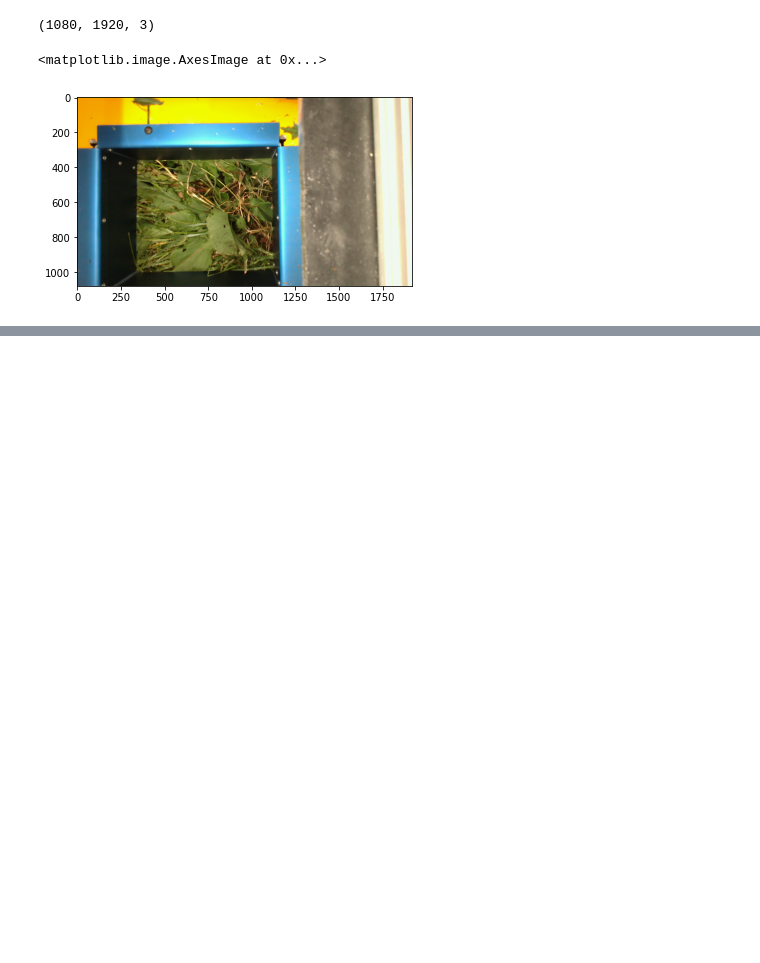
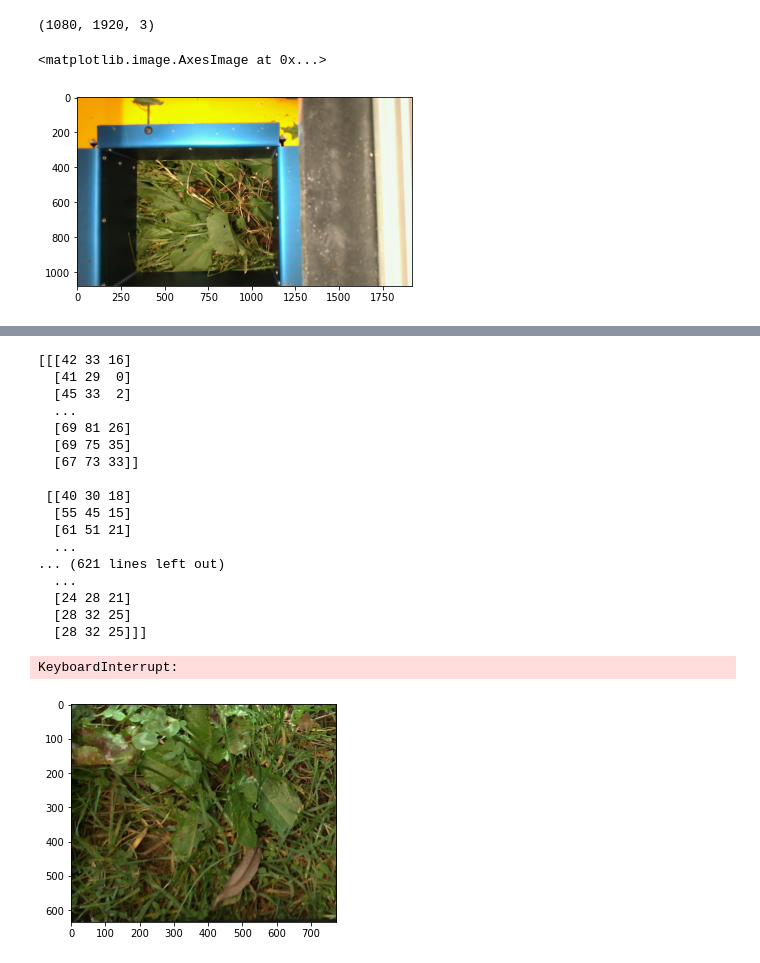
Before and after one commit to ponderbb/GALIROOT, a Jupyter notebook: notebooks/process_data.ipynb, the cells around one changed output, grey strips where cells are left out. Saved outputs shown, nothing was run; the diff lists cells and outputs as text; code cells hidden in the pictures; blank space fills up the shorter version.

```diff
--- a/notebooks/process_data.ipynb
+++ b/notebooks/process_data.ipynb
@@ -71,0 +74,35 @@ Clipping input data to the valid range for imshow with RGB data ([0..1] for floa
+# %%
+from src.data.mean_std_dataset import MeanStdDataset, calculate_rgb_mean_std
+import torch
+
+dataset = MeanStdDataset('/zhome/3b/d/154066/repos/GALIROOT/data/interim/')
+image_loader = torch.utils.data.DataLoader(dataset,
+                    batch_size=1,
+                    num_workers=0,
+                    shuffle=False)
+for data in image_loader:
+    image = data['image'][:,:,:,0:3]
+    image_np = image.detach().numpy().squeeze(0).astype('uint8')
+
+    print(image_np)
+    plt.imshow(image_np)
+# %% [output]
+[[[42 33 16]
+  [41 29  0]
+  [45 33  2]
+  ...
+  [69 81 26]
+  [69 75 35]
+  [67 73 33]]
+
+ [[40 30 18]
+  [55 45 15]
+  [61 51 21]
+  ...
+... (621 lines left out)
+  ...
+  [24 28 21]
+  [28 32 25]
+  [28 32 25]]]
+KeyboardInterrupt:
+[figure, added]
```
Also changed, not shown: parts of 1 cell of this notebook.
